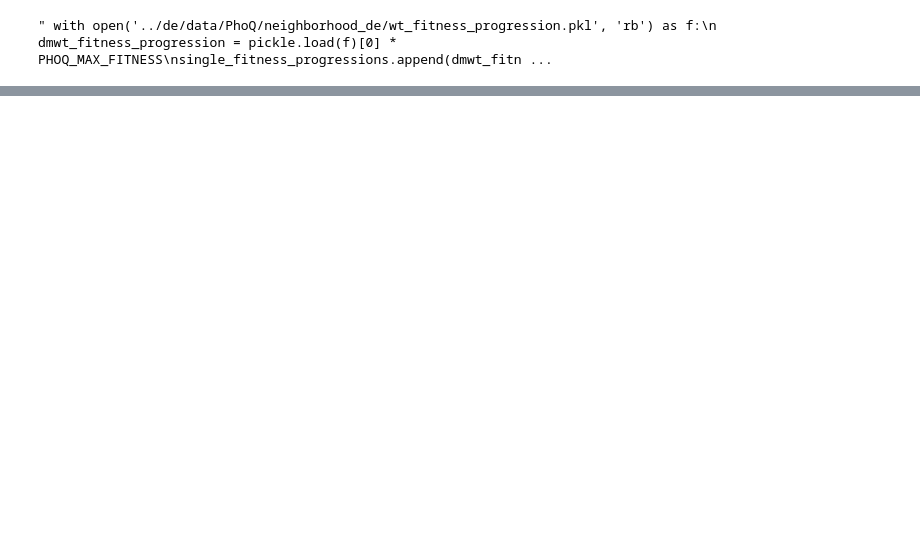
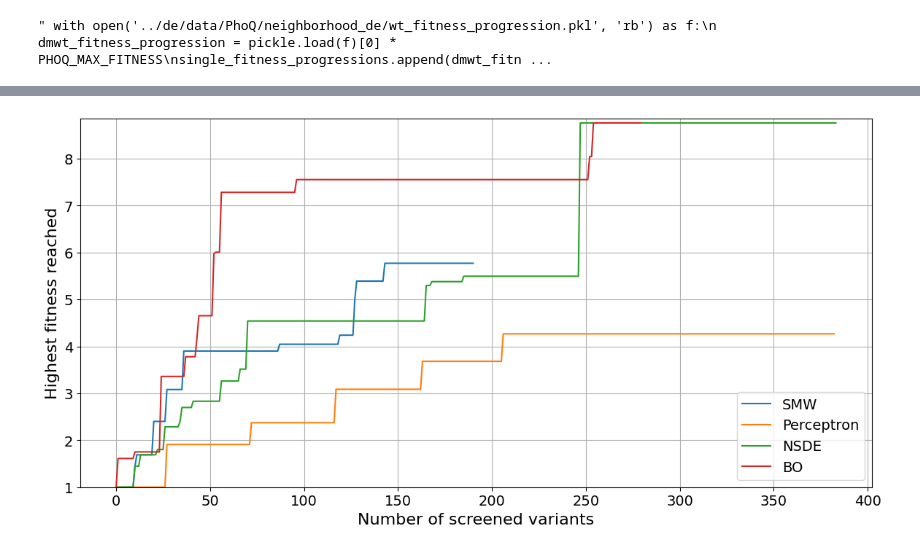
Before and after one commit to soldatmat/PELLM, a Jupyter notebook: code/plot/DE_benchmark.ipynb, the cells around one changed output, grey strips where cells are left out. Cells and saved outputs as stored; diff of their text form; code cells hidden in the pictures; blank space fills up the shorter version.

```diff
--- a/code/plot/DE_benchmark.ipynb
+++ b/code/plot/DE_benchmark.ipynb
@@ -298,0 +345,18 @@ plt.show()
+# %%
+fig, (ax) = plt.subplots(ncols=1, figsize=(14,10), sharey=True)
+for fitness_progression in single_fitness_progressions:
+    ax.plot(np.arange(len(fitness_progression)), fitness_progression)
+
+default_fontsize = 14
+label_fontsize = 16
+plt.legend(single_labels, loc=4, fontsize=default_fontsize)
+plt.xlabel("Number of screened variants", fontsize=label_fontsize)
+plt.ylabel("Highest fitness reached", fontsize=label_fontsize)
+plt.xticks(fontsize=default_fontsize)
+plt.yticks(fontsize=default_fontsize)
+ax.set_ylim([1., 8.85]) # max: 8.85 for GB1, 133.6 for PhoQ
+plt.grid()
+fig.axes[0].set_aspect(25)
+plt.show()
+# %% [output]
+[figure, added]
```
Also changed, not shown: parts of 4 cells of this notebook, 10 other files.
